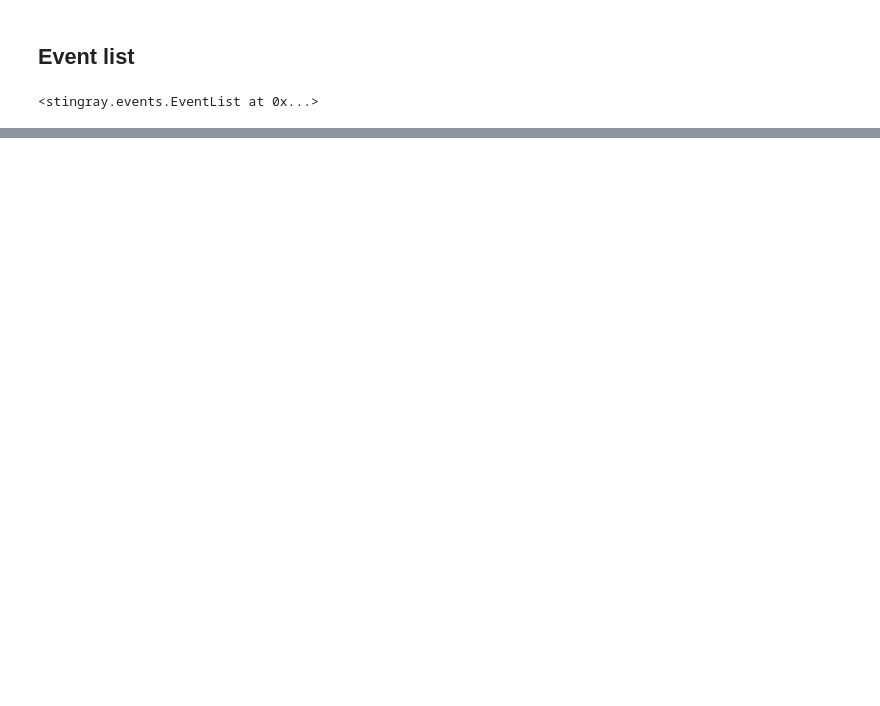
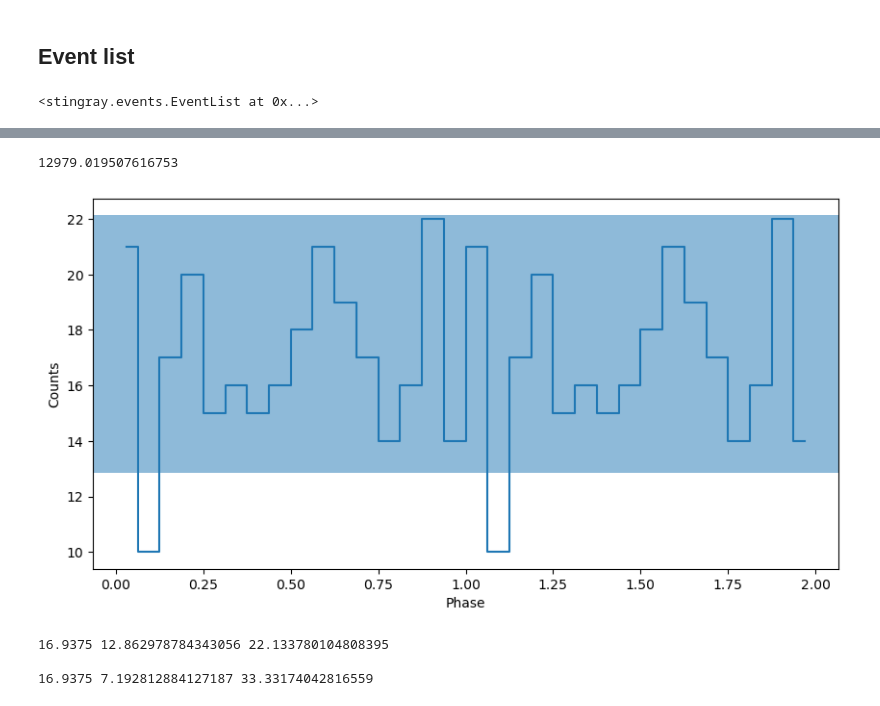
Before and after one commit to ceeliiaa/STONKS-alert, a Jupyter notebook: ObsID0945030131_SRCNUM7/EPN/ObsID0945030131_SRCNUM7_EPN_Periodicity.ipynb, the cells around one changed output, grey strips where cells are left out. Cells and saved outputs as stored; diff of their text form; code cells hidden in the pictures; blank space fills up the shorter version.

```diff
--- a/ObsID0945030131_SRCNUM7/EPN/ObsID0945030131_SRCNUM7_EPN_Periodicity.ipynb
+++ b/ObsID0945030131_SRCNUM7/EPN/ObsID0945030131_SRCNUM7_EPN_Periodicity.ipynb
@@ -215,7 +215,7 @@ ColDefs(
 # %% [markdown]
 ## Event list
 # %%
-evt_names = glob.glob('ObsID*_SRCNUM*_E*ImagingEvts.fits')
+evt_names = glob.glob('*source_events.fits')
 
 source_events = st.EventList.read(evt_names[0],fmt_='hea',skip_checks=True)
 source_events.gti = gtis10
@@ -301,17 +307,20 @@ _ = plt.xlim([frequencies[0], frequencies[-1]])
 # %%
 f0 = 7.704742252780719e-05
 P = 1 / f0
 print(P)
 ph, profile, profile_err = fold_events(clean_events.time, f0)
 _ = plot_profile(ph,profile)
 
 profile_err
 
 ph_out = np.concatenate((ph,ph+1))
 profile_out = np.concatenate((profile,profile))
 prof_err_out = np.concatenate((profile_err,profile_err))
 
-# np.savetxt('src1_pulse_profile.csv',(ph_out, profile_out,prof_err_out),delimiter=',')
+np.savetxt('src1_pulse_profile.csv',(ph_out, profile_out,prof_err_out),delimiter=',')
+# %% [output]
+12979.019507616753
+[figure, added]
 # %%
 err_low, err_high = poisson_conf_interval(np.mean(profile), interval="frequentist-confidence", sigma=1)
 print(np.mean(profile),err_low, err_high)
@@ -319,3 +328,7 @@ print(np.mean(profile),err_low, err_high)
 print()
 err_low, err_high = poisson_conf_interval(np.mean(profile), interval="frequentist-confidence", sigma=3)
 print(np.mean(profile),err_low, err_high)
+# %% [output]
+16.9375 12.862978784343056 22.133780104808395
+
+16.9375 7.192812884127187 33.33174042816559
```
Also changed, not shown: parts of 7 cells of this notebook, 2 other files.
